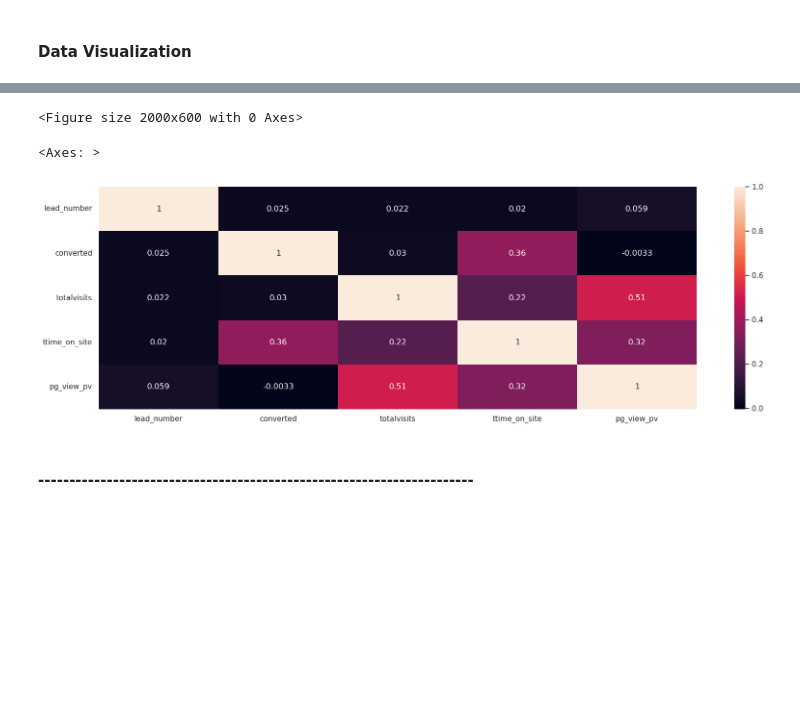
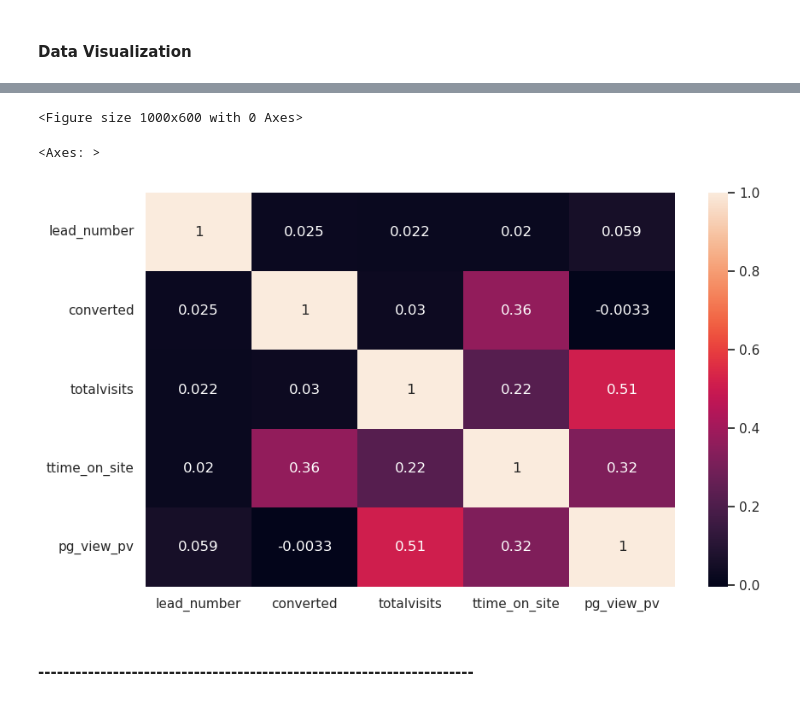
Before and after one commit to vigneshk01/Lead-Scoring-Case-Study, a Jupyter notebook: lead-scoring-case-study.ipynb, the cells around one changed output, grey strips where cells are left out. Saved outputs shown, nothing was run; the diff lists cells and outputs as text; code cells hidden in the pictures; blank space fills up the shorter version.

```diff
--- a/lead-scoring-case-study.ipynb
+++ b/lead-scoring-case-study.ipynb
@@ -243,5 +252,6 @@ constant_features.head(10)
 "magazine','more_course_updates','supply_chain_info','get_dm','x_education_forums','newspaper','do_not_call','newspaper_article','digital_advertisement','through_recommendations','search"
 # %%
 # drop all the constant_features
-lead_score_df = lead_score_df.drop(['magazine','more_course_updates','supply_chain_info','get_dm','x_education_forums','newspaper','do_not_call','newspaper_article','digital_advertisement','through_recommendations','search'],axis=1)
+lead_score_df = lead_score_df.drop(['magazine', 'more_course_updates', 'supply_chain_info', 'get_dm', 'x_education_forums',
+                                    'newspaper', 'do_not_call', 'newspaper_article', 'digital_advertisement', 'through_recommendations', 'search'],axis=1)
 # %%
@@ -249,8 +259,8 @@ lead_score_df = lead_score_df.drop(['magazine','more_course_updates','supply_cha
 obj_cols = lead_score_df.select_dtypes(include=object).columns
 lead_score_df[obj_cols] = lead_score_df[obj_cols].astype(dtype='category')
 # %%
-#check null val percentage
-null_pct = 100 * lead_score_df.isna().sum()/len(lead_score_df)
+# check null val percentage
+null_pct = check_cols_null_pct(lead_score_df)
 null_pct
 lead_score_df = lead_score_df.drop(null_pct[null_pct > 40].index, axis=1)
 # %% [output]
@@ -399,11 +381,12 @@ sns.pairplot(lead_score_df)
 # %%
-plt.figure(figsize = (20,6))# Size of the figure
+# multivariate plots
+plt.figure(figsize = (10, 6)) # Size of the figure
 sns.heatmap(lead_score_df.select_dtypes(exclude='category').corr(), annot = True)
 plt.show()
 # %% [output]
-<Figure size 2000x600 with 0 Axes>
+<Figure size 1000x600 with 0 Axes>
 <Axes: >
-[figure, old version]
+[figure, new version]
 # %% [markdown]
 ####  ----------------------------------------------------------------------
 # %% [markdown]
```
Also changed, not shown: parts of 41 cells of this notebook.
